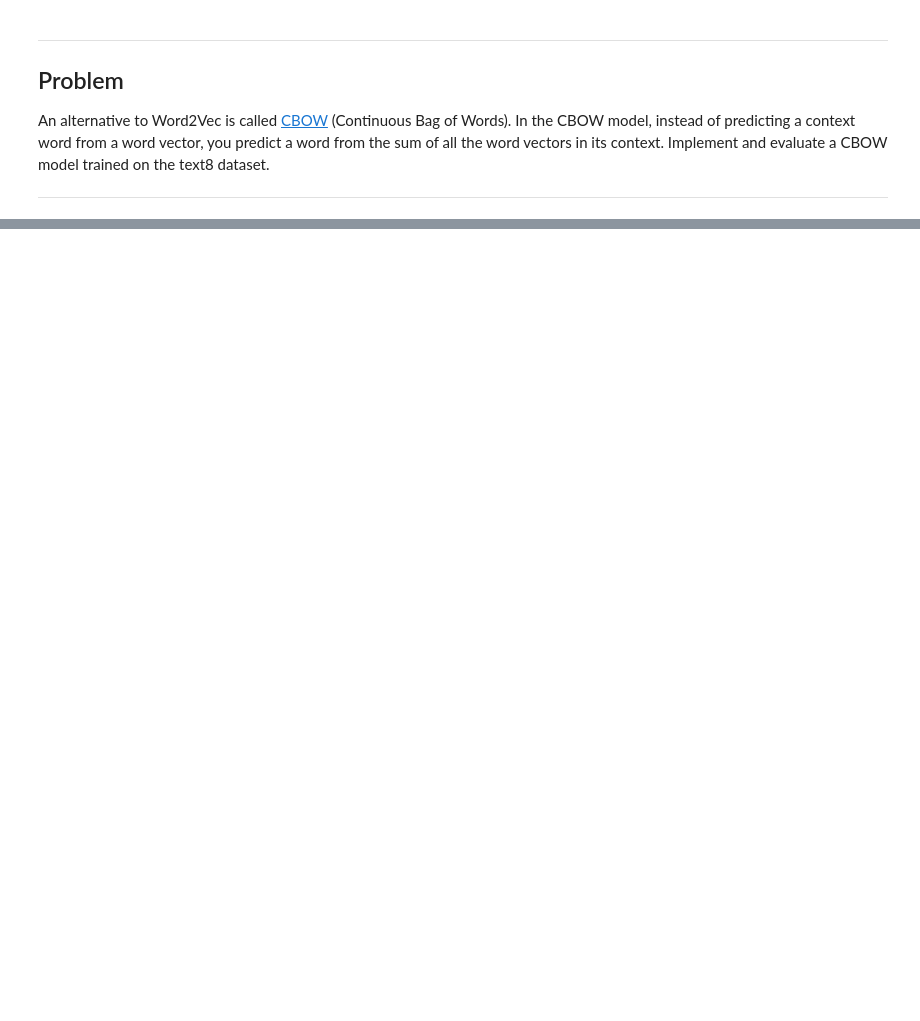
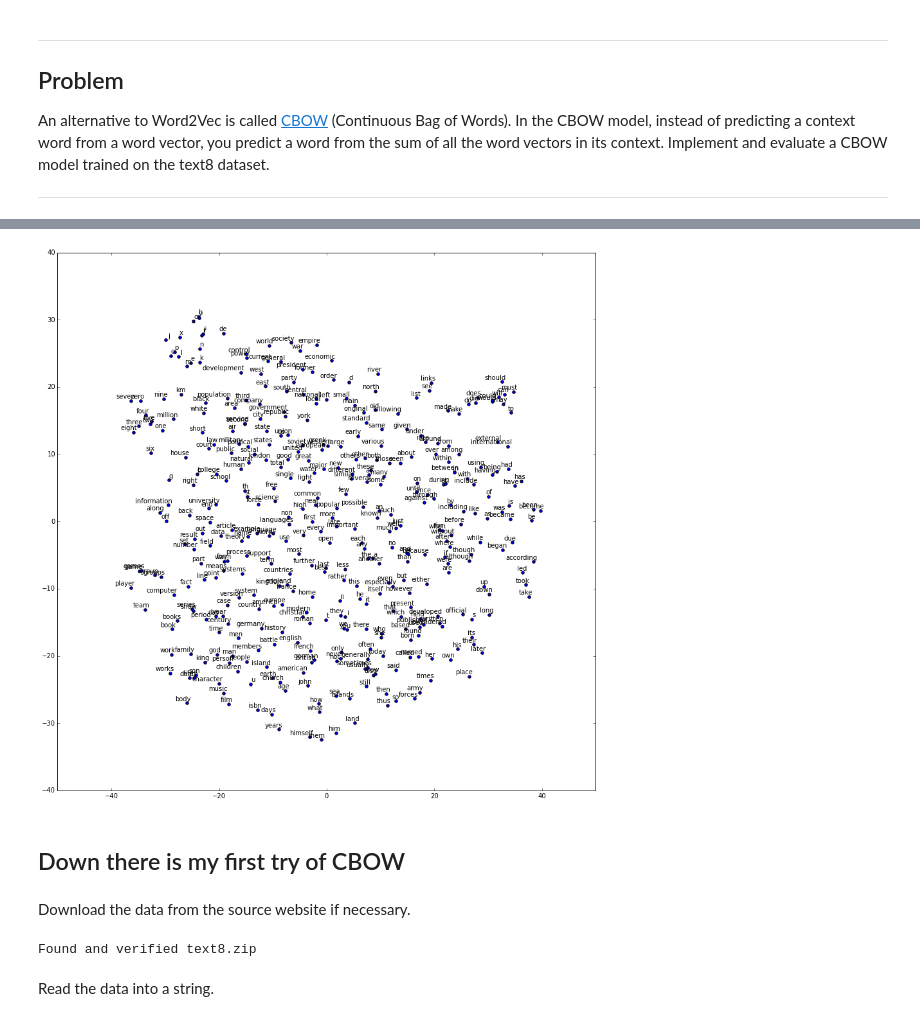
Before and after one commit to sambrego/tensorflow, a Jupyter notebook: tensorflow/examples/udacity/5_word2vec.ipynb, the cells around one changed output, grey strips where cells are left out. Drawn from its saved outputs; the diff is of its cells as text; code cells hidden in the pictures; blank space fills up the shorter version.

Commit message:
Made one suppose about assignment, not sure about it, gona take other way.

```diff
--- a/tensorflow/examples/udacity/5_word2vec.ipynb
+++ b/tensorflow/examples/udacity/5_word2vec.ipynb
@@ -270,0 +308,12 @@ An alternative to Word2Vec is called [CBOW](http://arxiv.org/abs/1301.3781) (Con
+# %%
+import sys
+sys.path.insert(0,"/hdd/tensorflow/tensorflow/python/util")
+import compat as cp
+def read_data(filename):
+  f = zipfile.ZipFile(filename)
+  for name in f.namelist():
+    return cp.as_str(f.read(name)).split() #tf.compat.as_str(f.read(name)).split()
+  f.close()
+
+words = read_data(filename)
+print('Data size %d' % len(words))
@@ -270,0 +505,25 @@ An alternative to Word2Vec is called [CBOW](http://arxiv.org/abs/1301.3781) (Con
+# %%
+num_points = 400
+
+final_emb_fix = final_embeddings[1:num_points+1, :]
+final_emb_fix = np.asfarray( final_emb_fix, dtype='float' )
+tsne = TSNE(perplexity=30, n_components=2, init='pca', n_iter=5000)
+two_d_embeddings = tsne.fit_transform(final_emb_fix)
+# %%
+%matplotlib inline
+def plot(embeddings, labels):
+  assert embeddings.shape[0] >= len(labels), 'More labels than embeddings'
+  pylab.figure(figsize=(15,15))  # in inches
+  for i, label in enumerate(labels):
+    x, y = embeddings[i,:]
+    pylab.scatter(x, y)
+    pylab.annotate(label, xy=(x, y), xytext=(5, 2), textcoords='offset points',
+                   ha='right', va='bottom')
+  pylab.show()
+
+words = [reverse_dictionary[i] for i in range(1, num_points+1)]
+plot(two_d_embeddings, words)
+# %% [output]
+[figure, added]
+# %% [markdown]
+## Down there is my first try of CBOW
@@ -270,0 +545,23 @@ An alternative to Word2Vec is called [CBOW](http://arxiv.org/abs/1301.3781) (Con
+# %% [markdown]
+Download the data from the source website if necessary.
+# %%
+url = 'http://mattmahoney.net/dc/'
+
+def maybe_download(filename, expected_bytes):
+  """Download a file if not present, and make sure it's the right size."""
+  if not os.path.exists(filename):
+    filename, _ = urlretrieve(url + filename, filename)
+  statinfo = os.stat(filename)
+  if statinfo.st_size == expected_bytes:
+    print('Found and verified %s' % filename)
+  else:
+    print(statinfo.st_size)
+    raise Exception(
+      'Failed to verify ' + filename + '. Can you get to it with a browser?')
+  return filename
+
+filename = maybe_download('text8.zip', 31344016)
+# %% [output]
+Found and verified text8.zip
+# %% [markdown]
+Read the data into a string.
```
Also changed, not shown: parts of 26 cells of this notebook.
